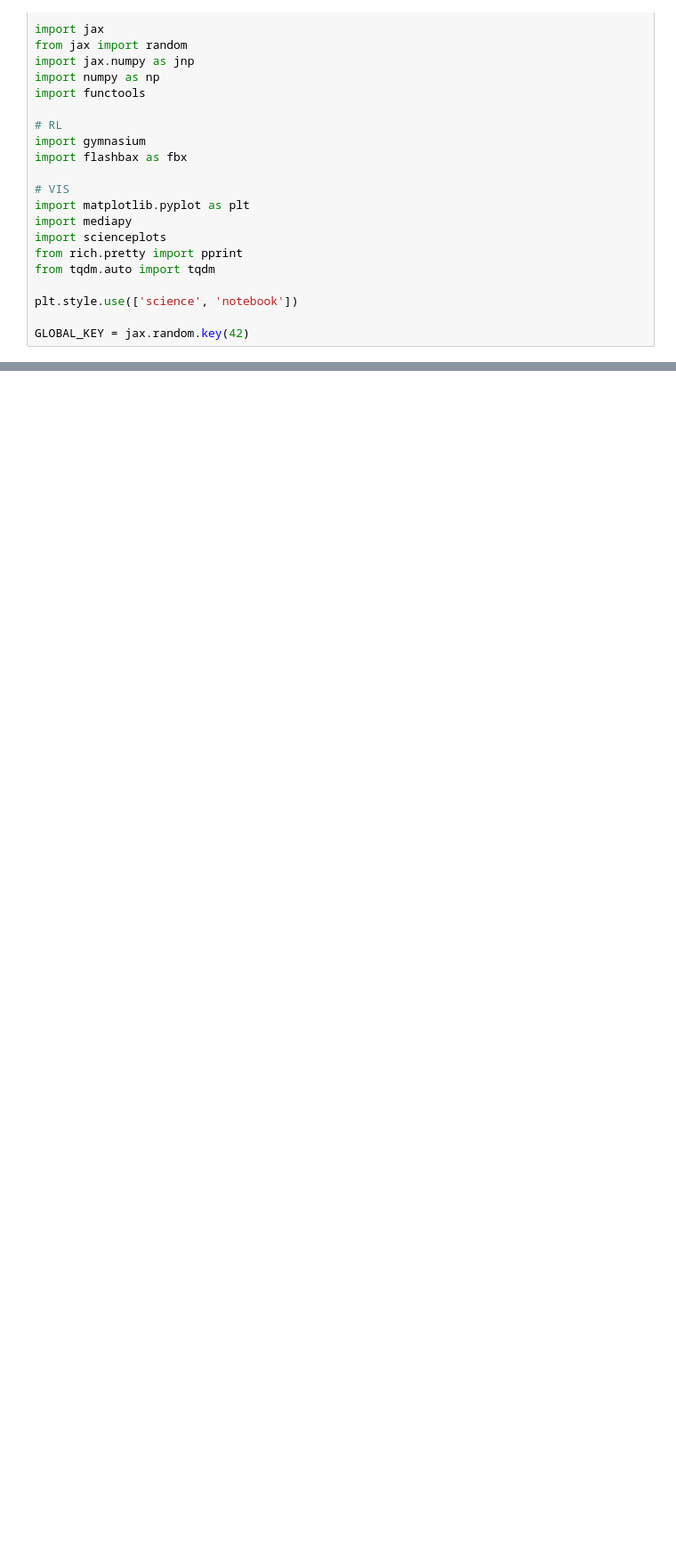
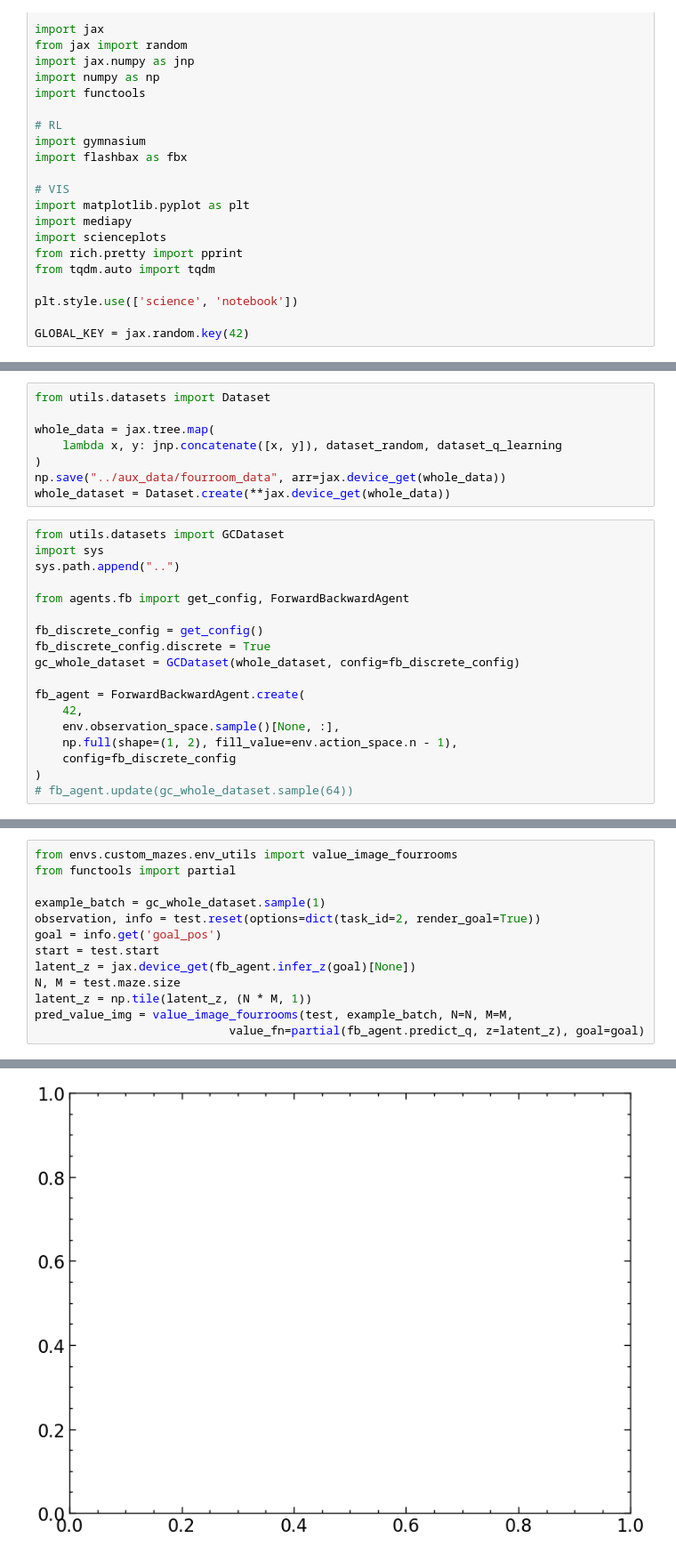
Before and after one commit to skylooop/ZeroShotRL, a Jupyter notebook: notebooks/mazes.ipynb, the cells around one changed output, grey strips where cells are left out. Shown at 89% size. Drawn from its saved outputs; the diff is of its cells as text; blank space fills up the shorter version.

```diff
--- a/notebooks/mazes.ipynb
+++ b/notebooks/mazes.ipynb
@@ -244,0 +167,26 @@ random_dataset = Dataset.create(**dataset_random)
+# %%
+from utils.datasets import Dataset
+
+whole_data = jax.tree.map(
+    lambda x, y: jnp.concatenate([x, y]), dataset_random, dataset_q_learning
+)
+np.save("../aux_data/fourroom_data", arr=jax.device_get(whole_data))
+whole_dataset = Dataset.create(**jax.device_get(whole_data))
+# %%
+from utils.datasets import GCDataset
+import sys
+sys.path.append("..")
+
+from agents.fb import get_config, ForwardBackwardAgent
+
+fb_discrete_config = get_config()
+fb_discrete_config.discrete = True
+gc_whole_dataset = GCDataset(whole_dataset, config=fb_discrete_config)
+
+fb_agent = ForwardBackwardAgent.create(
+    42,
+    env.observation_space.sample()[None, :],
+    np.full(shape=(1, 2), fill_value=env.action_space.n - 1),
+    config=fb_discrete_config
+)
+# fb_agent.update(gc_whole_dataset.sample(64))
@@ -244,0 +198,14 @@ random_dataset = Dataset.create(**dataset_random)
+# %%
+from envs.custom_mazes.env_utils import value_image_fourrooms
+from functools import partial
+
+example_batch = gc_whole_dataset.sample(1)
+observation, info = test.reset(options=dict(task_id=2, render_goal=True))
+goal = info.get('goal_pos')
+start = test.start
+latent_z = jax.device_get(fb_agent.infer_z(goal)[None])
+N, M = test.maze.size
+latent_z = np.tile(latent_z, (N * M, 1))
+pred_value_img = value_image_fourrooms(test, example_batch, N=N, M=M,
+                            value_fn=partial(fb_agent.predict_q, z=latent_z), goal=goal)
+# %% [output]
@@ -244,0 +214 @@ random_dataset = Dataset.create(**dataset_random)
+[figure, added]
```
Also changed, not shown: parts of 8 cells of this notebook, 12 other files.
